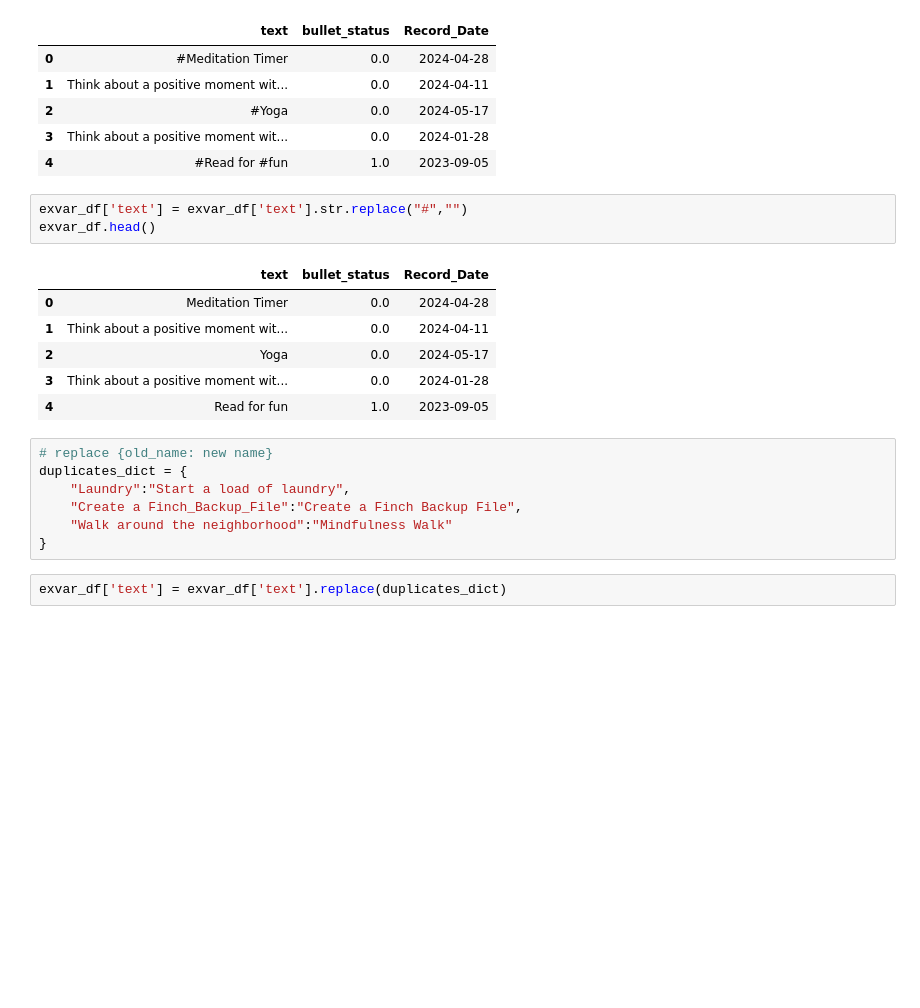
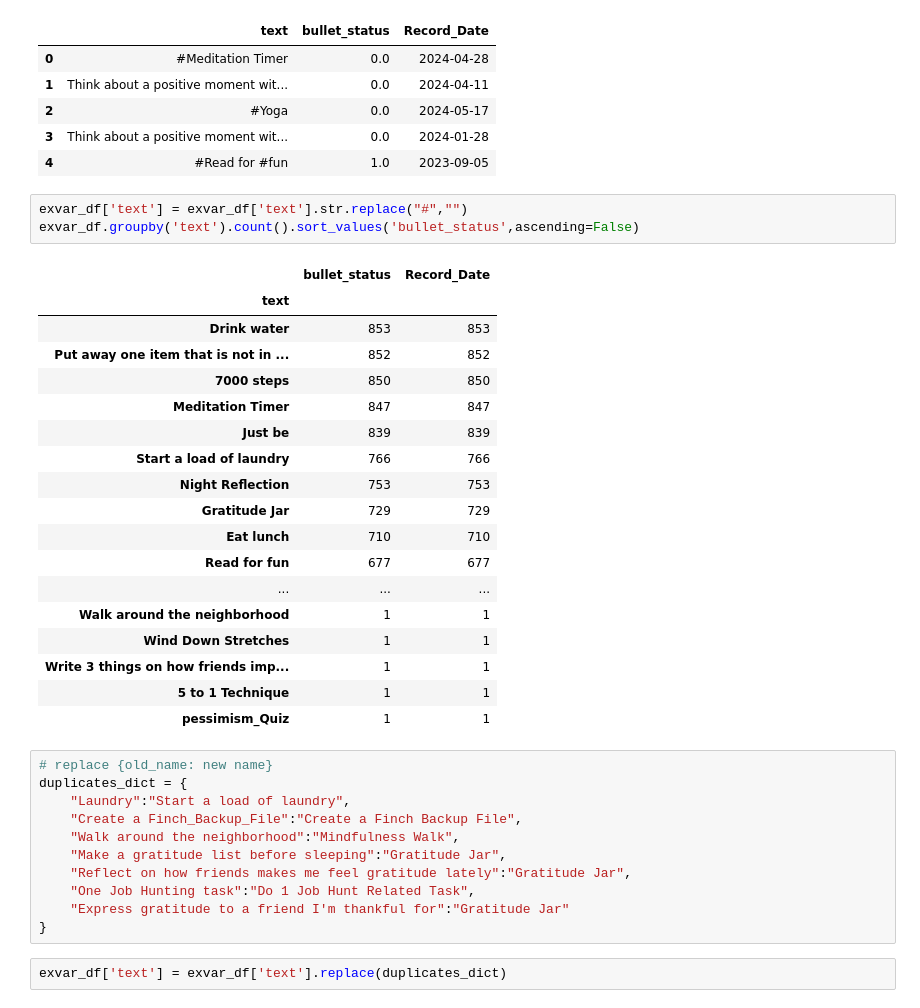
Before and after one commit to kaley-neufeld/Mental-Health-Project, a Jupyter notebook: pipeline.ipynb, the cells around one changed output. Cells and saved outputs as stored; diff of their text form; blank space fills up the shorter version.

```diff
--- a/pipeline.ipynb
+++ b/pipeline.ipynb
@@ -156,20 +149,36 @@ exvar_df.head()
 | 4 | #Read for #fun | 1.0 | 2023-09-05 |
 # %%
 exvar_df['text'] = exvar_df['text'].str.replace("#","")
-exvar_df.head()
+exvar_df.groupby('text').count().sort_values('bullet_status',ascending=False)
 # %% [output]
-|  | text | bullet_status | Record_Date |
-| 0 | Meditation Timer | 0.0 | 2024-04-28 |
-| 1 | Think about a positive moment wit... | 0.0 | 2024-04-11 |
-| 2 | Yoga | 0.0 | 2024-05-17 |
-| 3 | Think about a positive moment wit... | 0.0 | 2024-01-28 |
-| 4 | Read for fun | 1.0 | 2023-09-05 |
+|  | bullet_status | Record_Date |
+| text |  |  |
+| Drink water | 853 | 853 |
+| Put away one item that is not in ... | 852 | 852 |
+| 7000 steps | 850 | 850 |
+| Meditation Timer | 847 | 847 |
+| Just be | 839 | 839 |
+| Start a load of laundry | 766 | 766 |
+| Night Reflection | 753 | 753 |
+| Gratitude Jar | 729 | 729 |
+| Eat lunch | 710 | 710 |
+| Read for fun | 677 | 677 |
+| ... | ... | ... |
+| Walk around the neighborhood | 1 | 1 |
+| Wind Down Stretches | 1 | 1 |
+| Write 3 things on how friends imp... | 1 | 1 |
+| 5 to 1 Technique | 1 | 1 |
+| pessimism_Quiz | 1 | 1 |
 # %%
 # replace {old_name: new name}
 duplicates_dict = {
     "Laundry":"Start a load of laundry",
     "Create a Finch_Backup_File":"Create a Finch Backup File",
-    "Walk around the neighborhood":"Mindfulness Walk"
+    "Walk around the neighborhood":"Mindfulness Walk",
+    "Make a gratitude list before sleeping":"Gratitude Jar",
+    "Reflect on how friends makes me feel gratitude lately":"Gratitude Jar",
+    "One Job Hunting task":"Do 1 Job Hunt Related Task",
+    "Express gratitude to a friend I'm thankful for":"Gratitude Jar"
 }
 # %%
 exvar_df['text'] = exvar_df['text'].replace(duplicates_dict)
```
Also changed, not shown: parts of 84 cells of this notebook, 1 other file.
